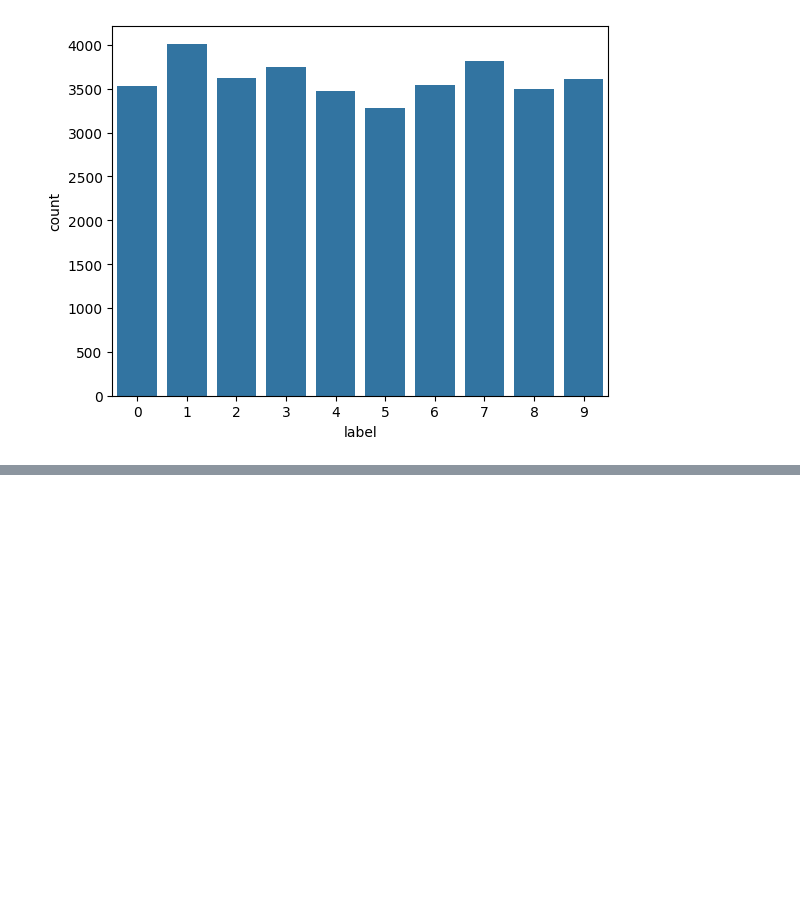
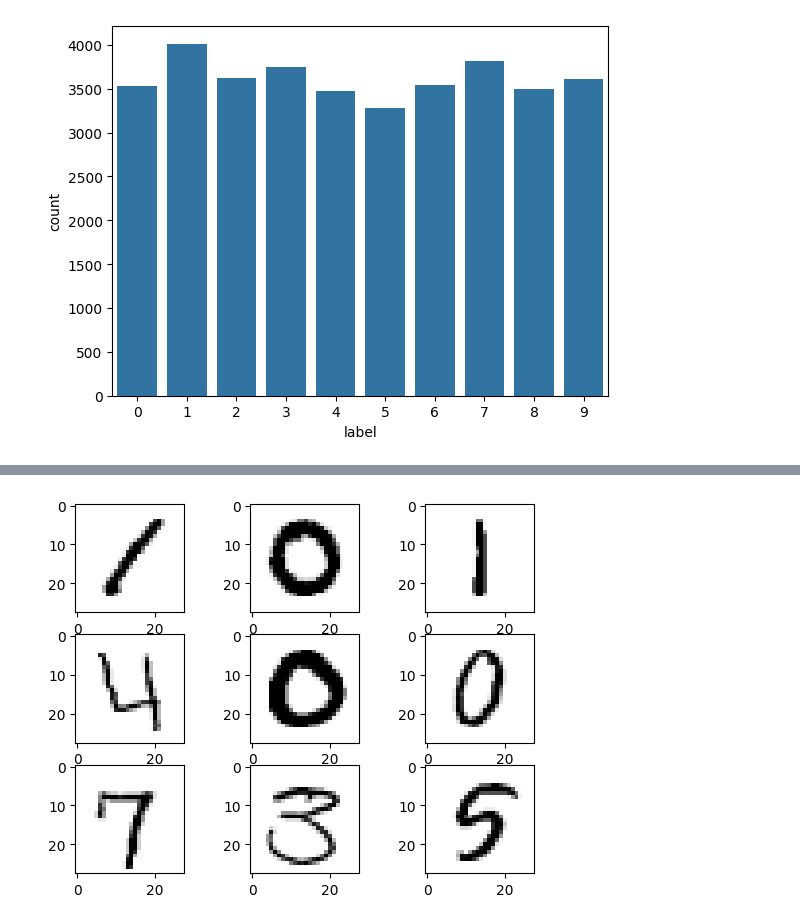
Before and after one commit to Luis321Leo/Reconocimiento_caracteres_IH, a Jupyter notebook: Caracteres_manuscritos_IH.ipynb, the cells around one changed output, grey strips where cells are left out. Saved outputs shown, nothing was run; the diff lists cells and outputs as text; code cells hidden in the pictures; blank space fills up the shorter version.

```diff
--- a/Caracteres_manuscritos_IH.ipynb
+++ b/Caracteres_manuscritos_IH.ipynb
@@ -92,0 +102,6 @@ sns.countplot(x=data.label)
+# %%
+for i in range(9):
+    plt.subplot(3,3,i+1)
+    plt.imshow(x[i].reshape(28,28),cmap = plt.cm.binary)
+# %% [output]
+[figure, added]
```
Also changed, not shown: parts of 2 cells of this notebook.
